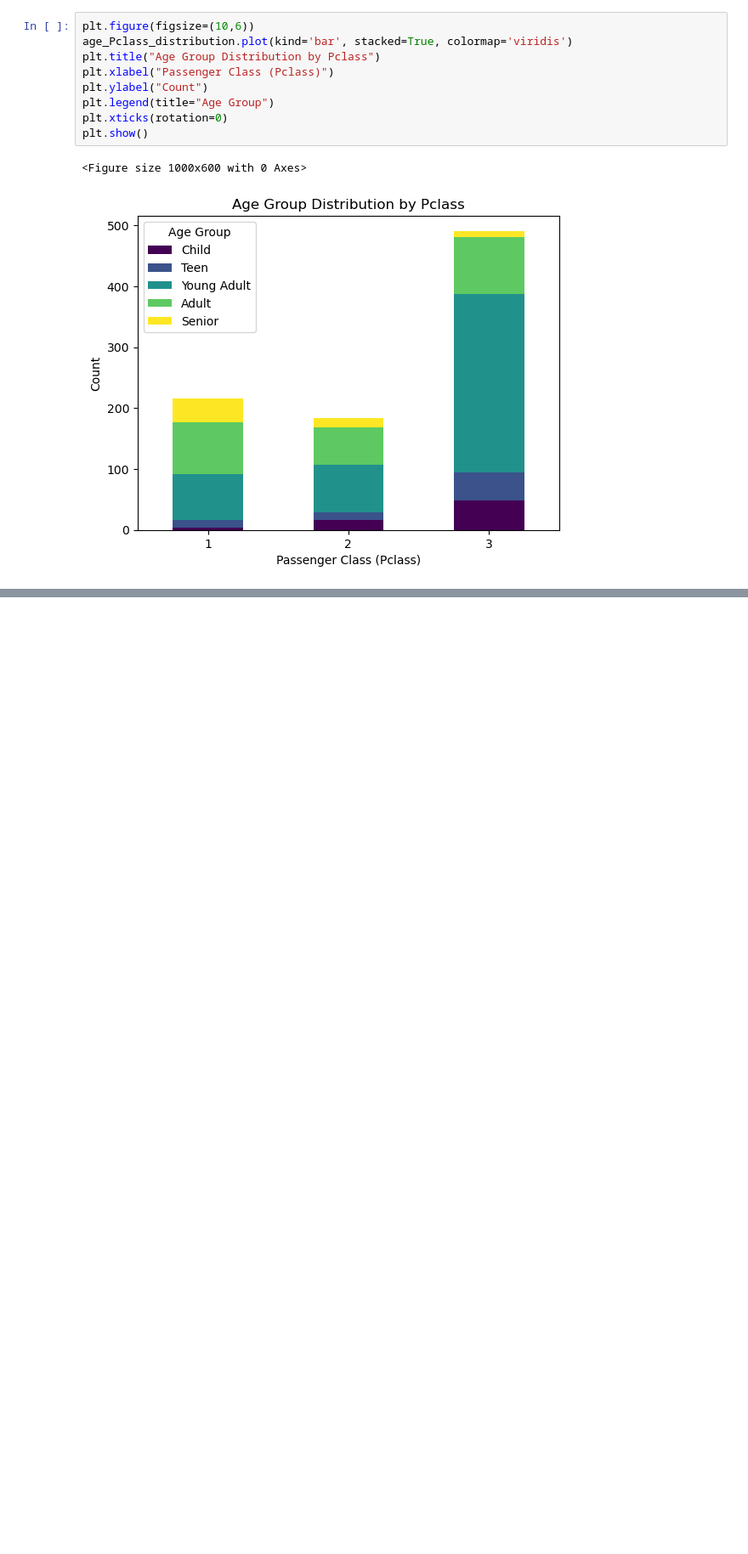
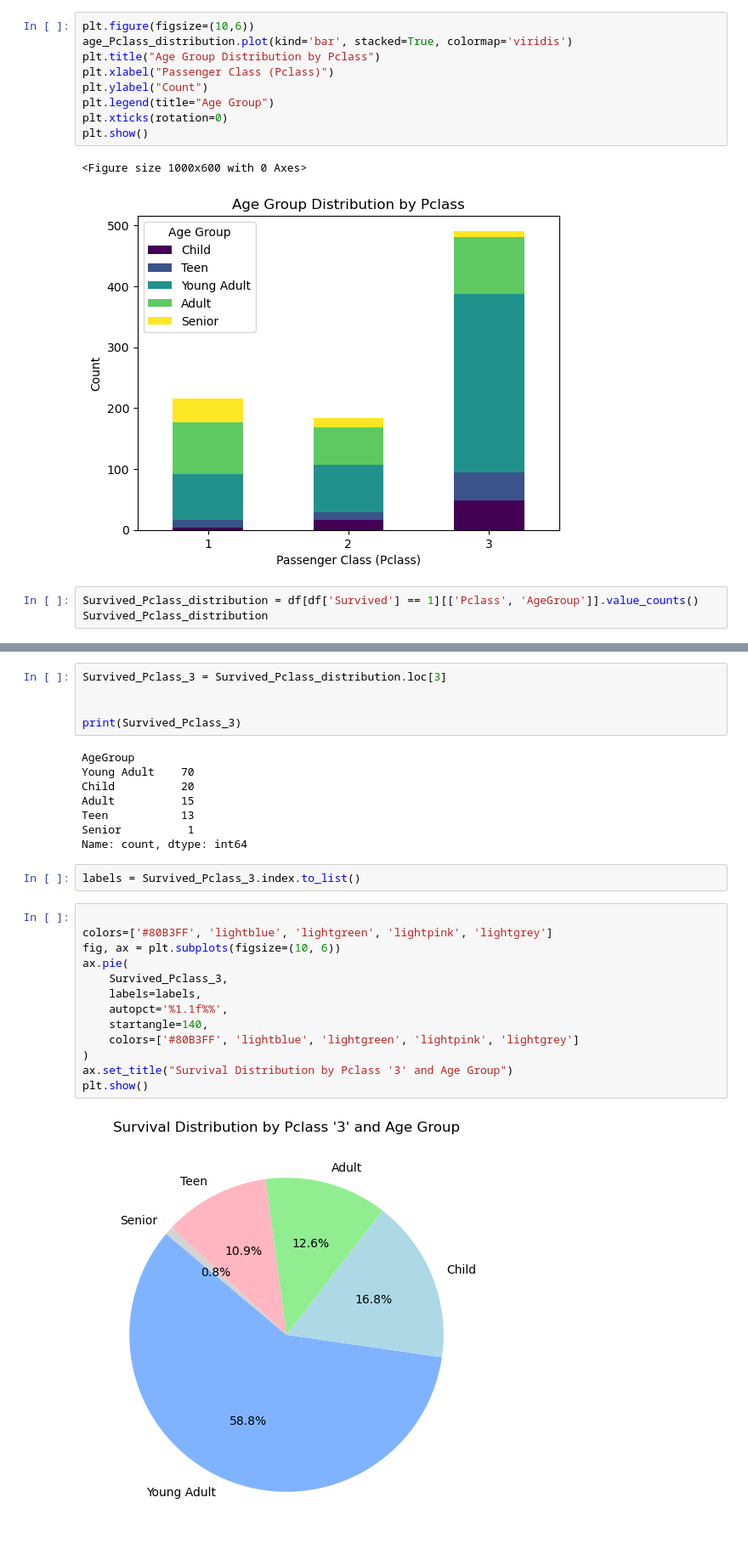
Before and after one commit to ahmadkamrans/titanic-dataset-analysis, a Jupyter notebook: dataAnalysis.ipynb, the cells around one changed output, grey strips where cells are left out. Shown at 85% size. Saved outputs shown, nothing was run; the diff lists cells and outputs as text; blank space fills up the shorter version.

Commit message:
Survival Rate for AgeGroup to Pclass

```diff
--- a/dataAnalysis.ipynb
+++ b/dataAnalysis.ipynb
@@ -937,3 +939,6 @@ plt.show()
 # %% [output]
 <Figure size 1000x600 with 0 Axes>
 [figure]
+# %%
+Survived_Pclass_distribution = df[df['Survived'] == 1][['Pclass', 'AgeGroup']].value_counts()
+Survived_Pclass_distribution
@@ -939,0 +963,30 @@ plt.show()
+# %%
+Survived_Pclass_3 = Survived_Pclass_distribution.loc[3]
+
+
+print(Survived_Pclass_3)
+# %% [output]
+AgeGroup
+Young Adult    70
+Child          20
+Adult          15
+Teen           13
+Senior          1
+Name: count, dtype: int64
+# %%
+labels = Survived_Pclass_3.index.to_list()
+# %%
+
+colors=['#80B3FF', 'lightblue', 'lightgreen', 'lightpink', 'lightgrey']
+fig, ax = plt.subplots(figsize=(10, 6))
+ax.pie(
+    Survived_Pclass_3,
+    labels=labels,
+    autopct='%1.1f%%',
+    startangle=140,
+    colors=['#80B3FF', 'lightblue', 'lightgreen', 'lightpink', 'lightgrey']
+)
+ax.set_title("Survival Distribution by Pclass '3' and Age Group")
+plt.show()
+# %% [output]
+[figure, added]
```
Also changed, not shown: parts of 8 cells of this notebook.
